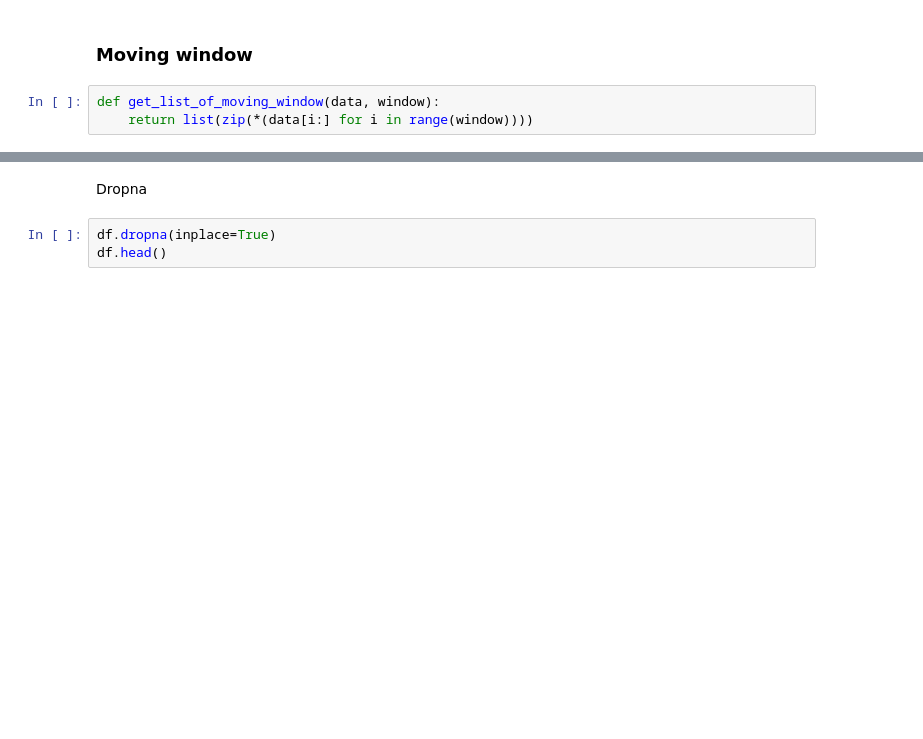
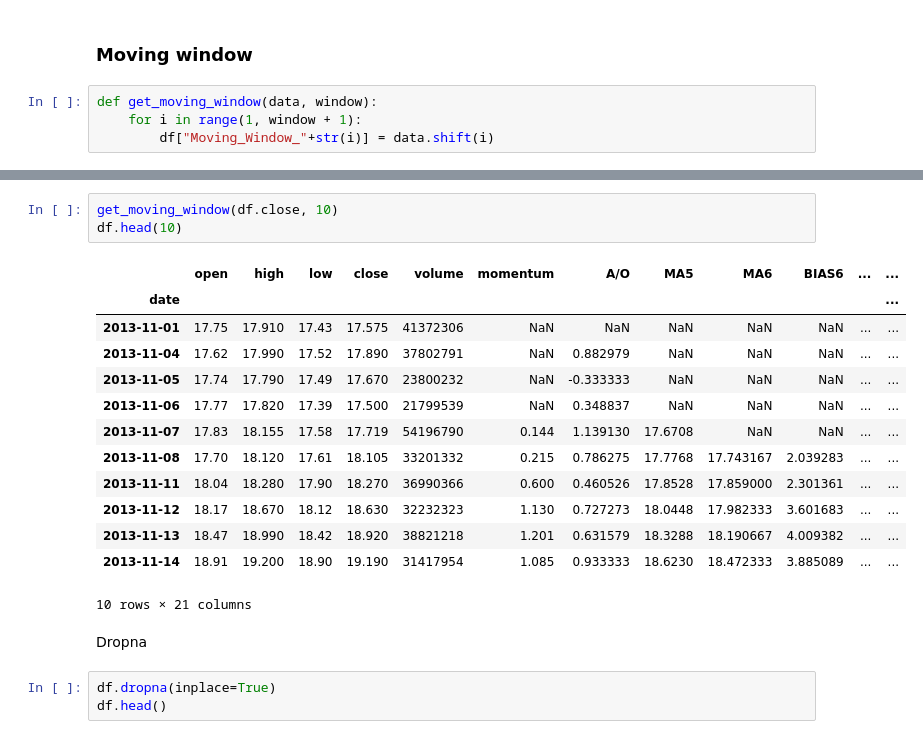
Before and after one commit to KarvonenC/Creating_an_automated_trading_system, a Jupyter notebook: Project – Creating an automated trading system[CK&WK].ipynb, the cells around one changed output, grey strips where cells are left out. Saved outputs shown, nothing was run; the diff lists cells and outputs as text; blank space fills up the shorter version.

```diff
--- a/Project – Creating an automated trading system[CK&WK].ipynb
+++ b/Project – Creating an automated trading system[CK&WK].ipynb
@@ -171,5 +171,6 @@ df[['ROC']].head(10)
 # %% [markdown]
 ### Moving window
 # %%
-def get_list_of_moving_window(data, window):
-    return list(zip(*(data[i:] for i in range(window))))
+def get_moving_window(data, window):
+    for i in range(1, window + 1):
+        df["Moving_Window_"+str(i)] = data.shift(i)
@@ -187,3 +177,20 @@ df.head()
+# %%
+get_moving_window(df.close, 10)
+df.head(10)
+# %% [output]
+|  | open | high | low | close | volume | momentum | A/O | MA5 | MA6 | BIAS6 | ... | ... |
+| date |  |  |  |  |  |  |  |  |  |  |  | ... |
+| 2013-11-01 | 17.75 | 17.910 | 17.43 | 17.575 | 41372306 | NaN | NaN | NaN | NaN | NaN | ... | ... |
+| 2013-11-04 | 17.62 | 17.990 | 17.52 | 17.890 | 37802791 | NaN | 0.882979 | NaN | NaN | NaN | ... | ... |
+| 2013-11-05 | 17.74 | 17.790 | 17.49 | 17.670 | 23800232 | NaN | -0.333333 | NaN | NaN | NaN | ... | ... |
+| 2013-11-06 | 17.77 | 17.820 | 17.39 | 17.500 | 21799539 | NaN | 0.348837 | NaN | NaN | NaN | ... | ... |
+| 2013-11-07 | 17.83 | 18.155 | 17.58 | 17.719 | 54196790 | 0.144 | 1.139130 | 17.6708 | NaN | NaN | ... | ... |
+| 2013-11-08 | 17.70 | 18.120 | 17.61 | 18.105 | 33201332 | 0.215 | 0.786275 | 17.7768 | 17.743167 | 2.039283 | ... | ... |
+| 2013-11-11 | 18.04 | 18.280 | 17.90 | 18.270 | 36990366 | 0.600 | 0.460526 | 17.8528 | 17.859000 | 2.301361 | ... | ... |
+| 2013-11-12 | 18.17 | 18.670 | 18.12 | 18.630 | 32232323 | 1.130 | 0.727273 | 18.0448 | 17.982333 | 3.601683 | ... | ... |
+| 2013-11-13 | 18.47 | 18.990 | 18.42 | 18.920 | 38821218 | 1.201 | 0.631579 | 18.3288 | 18.190667 | 4.009382 | ... | ... |
+| 2013-11-14 | 18.91 | 19.200 | 18.90 | 19.190 | 31417954 | 1.085 | 0.933333 | 18.6230 | 18.472333 | 3.885089 | ... | ... |
+10 rows × 21 columns
 # %% [markdown]
 Dropna
 # %%
```
Also changed, not shown: parts of 14 cells of this notebook.
